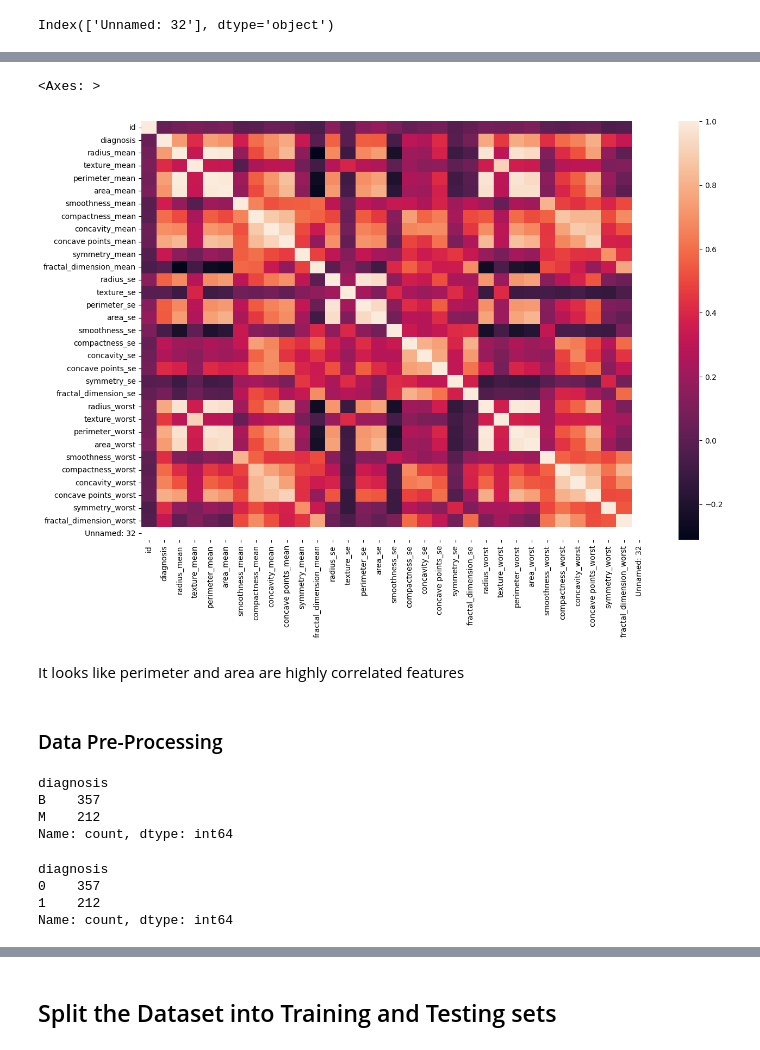
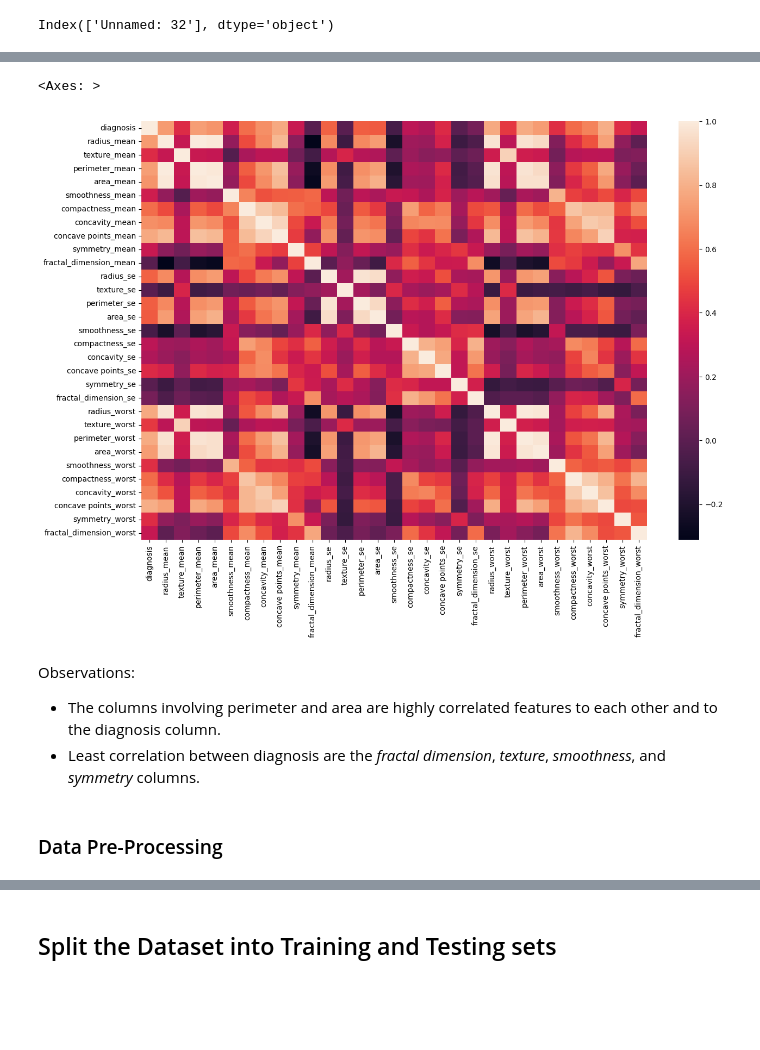
Before and after one commit to kymayodeji/cancer_classification, a Jupyter notebook: ml_models.ipynb, the cells around one changed output, grey strips where cells are left out. Drawn from its saved outputs; the diff is of its cells as text; code cells hidden in the pictures; blank space fills up the shorter version.

```diff
--- a/ml_models.ipynb
+++ b/ml_models.ipynb
@@ -104,0 +96,2 @@ Index(['Unnamed: 32'], dtype='object')
+# %%
+df = df.drop('Unnamed: 32', axis=1)
@@ -105,29 +138,13 @@ Index(['Unnamed: 32'], dtype='object')
 # %%
-# Review the correlation Matrix to identify any highly correlated features
+# Review the correlation Matrix to view any any highly correlated (~1) features
 fig, ax = plt.subplots(figsize=(15,10))
-sns.heatmap(df.corr())
+sns.heatmap(df.iloc[:,1:].corr()) #  ignore the Id column
 # %% [output]
 <Axes: >
-[figure, old version]
+[figure, new version]
-# %% [markdown]
-It looks like perimeter and area are highly correlated features
+# %% [markdown]
+Observations:
+- The columns involving perimeter and area are highly correlated features to each other and to the diagnosis column.
+- Least correlation between diagnosis are the *fractal dimension*, *texture*, *smoothness*, and *symmetry* columns.
 # %% [markdown]
 ### Data Pre-Processing
-# %%
-# Diagnosis is the only object column and our target column, lets view the entries
-df.diagnosis.value_counts()
-# %% [output]
-diagnosis
-B    357
-M    212
-Name: count, dtype: int64
-# %%
-# Convert the diagnosis column from B for Benign to 0 and M for Malignant to 1
-df['diagnosis'] = df['diagnosis'].map({'B': 0, 'M': 1})
-df['diagnosis'].value_counts()
-y = df['diagnosis'].astype('int')
-# %% [output]
-diagnosis
-0    357
-1    212
-Name: count, dtype: int64
```
Also changed, not shown: parts of 36 cells of this notebook.
